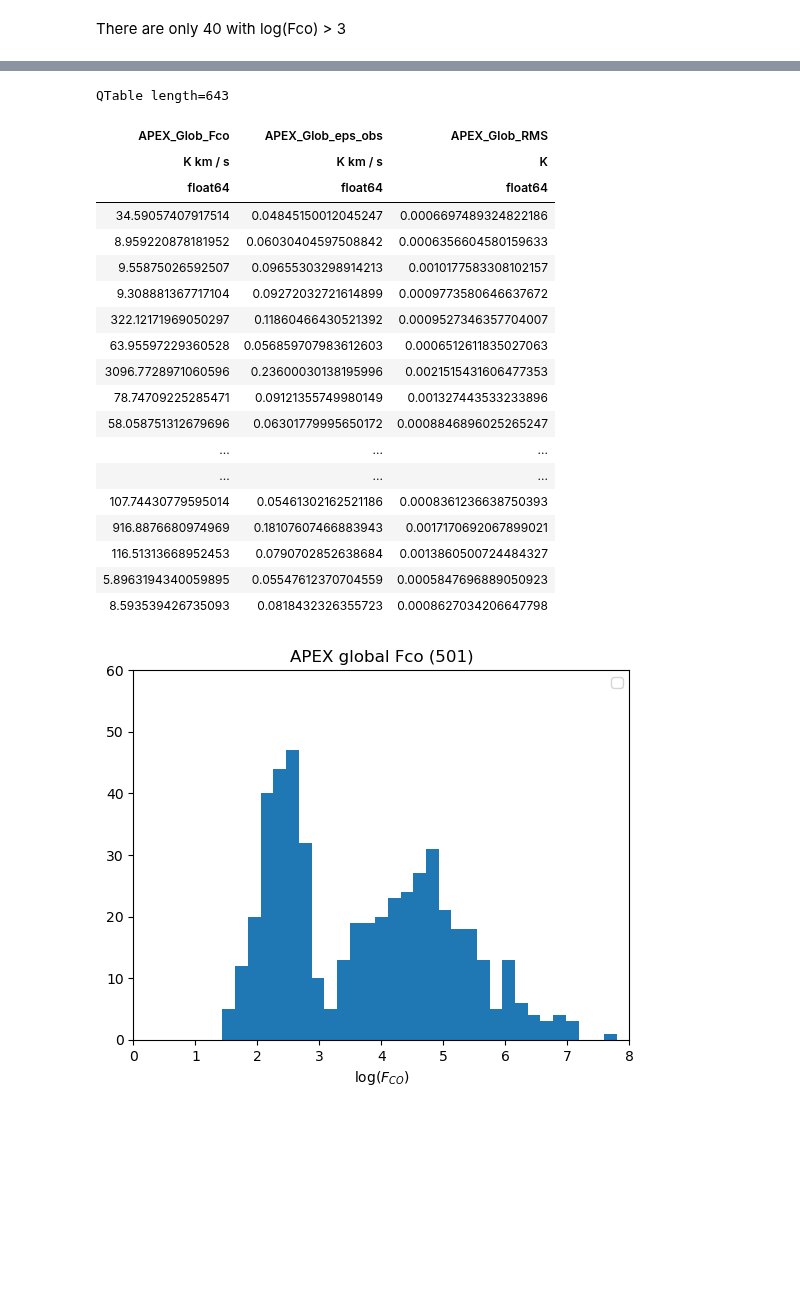
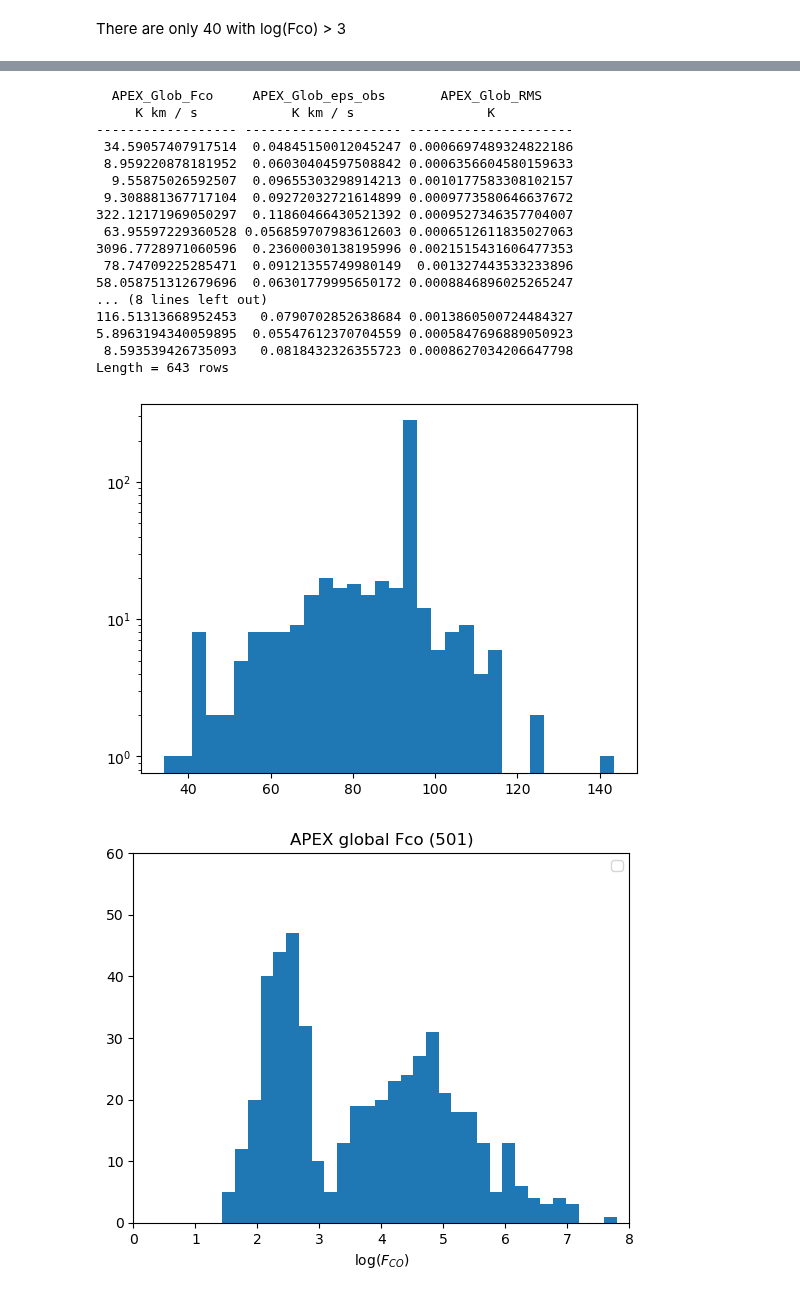
Before and after one commit to teuben/GBT-EDGE-HI, a Jupyter notebook: gals/hi_surveys.ipynb, the cells around one changed output, grey strips where cells are left out. Drawn from its saved outputs; the diff is of its cells as text; code cells hidden in the pictures; blank space fills up the shorter version.

```diff
--- a/gals/hi_surveys.ipynb
+++ b/gals/hi_surveys.ipynb
@@ -886,27 +910,31 @@ ascii.write(t2n_3, 'todo2.txt', include_names=['CALIFA_name'], format='no_header
 # %%
 see = ['APEX_Glob_Fco', 'APEX_Glob_eps_obs', 'APEX_Glob_RMS']
-t2[see]
+print(t2[see])
+
+eps = t2['APEX_Glob_eps_obs']
+rms = t2['APEX_Glob_RMS']
+w = eps/rms
+#print(w)
+plt.hist(w, bins=32,log=True);
 # %% [output]
-QTable length=643
+  APEX_Glob_Fco     APEX_Glob_eps_obs       APEX_Glob_RMS
+     K km / s            K km / s                 K
+------------------ -------------------- ---------------------
+ 34.59057407917514  0.04845150012045247 0.0006697489324822186
+ 8.959220878181952  0.06030404597508842 0.0006356604580159633
+  9.55875026592507  0.09655303298914213 0.0010177583308102157
+ 9.308881367717104  0.09272032721614899 0.0009773580646637672
+322.12171969050297  0.11860466430521392 0.0009527346357704007
+ 63.95597229360528 0.056859707983612603 0.0006512611835027063
+3096.7728971060596  0.23600030138195996 0.0021515431606477353
+ 78.74709225285471  0.09121355749980149  0.001327443533233896
+58.058751312679696  0.06301779995650172 0.0008846896025265247
+... (8 lines left out)
+116.51313668952453   0.0790702852638684 0.0013860500724484327
+5.8963194340059895  0.05547612370704559 0.0005847696889050923
+ 8.593539426735093   0.0818432326355723 0.0008627034206647798
+Length = 643 rows
-| APEX_Glob_Fco | APEX_Glob_eps_obs | APEX_Glob_RMS |
-| K km / s | K km / s | K |
-| float64 | float64 | float64 |
-| 34.59057407917514 | 0.04845150012045247 | 0.0006697489324822186 |
-| 8.959220878181952 | 0.06030404597508842 | 0.0006356604580159633 |
-| 9.55875026592507 | 0.09655303298914213 | 0.0010177583308102157 |
-| 9.308881367717104 | 0.09272032721614899 | 0.0009773580646637672 |
-| 322.12171969050297 | 0.11860466430521392 | 0.0009527346357704007 |
-| 63.95597229360528 | 0.056859707983612603 | 0.0006512611835027063 |
-| 3096.7728971060596 | 0.23600030138195996 | 0.0021515431606477353 |
-| 78.74709225285471 | 0.09121355749980149 | 0.001327443533233896 |
-| 58.058751312679696 | 0.06301779995650172 | 0.0008846896025265247 |
-| ... | ... | ... |
-| ... | ... | ... |
-| 107.74430779595014 | 0.05461302162521186 | 0.0008361236638750393 |
-| 916.8876680974969 | 0.18107607466883943 | 0.0017170692067899021 |
-| 116.51313668952453 | 0.0790702852638684 | 0.0013860500724484327 |
-| 5.8963194340059895 | 0.05547612370704559 | 0.0005847696889050923 |
-| 8.593539426735093 | 0.0818432326355723 | 0.0008627034206647798 |
+[figure, added]
 # %%
 fco = t2['APEX_Glob_Fco'].value
 mask = np.where(~np.isnan(fco))
```
Also changed, not shown: parts of 40 cells of this notebook.
